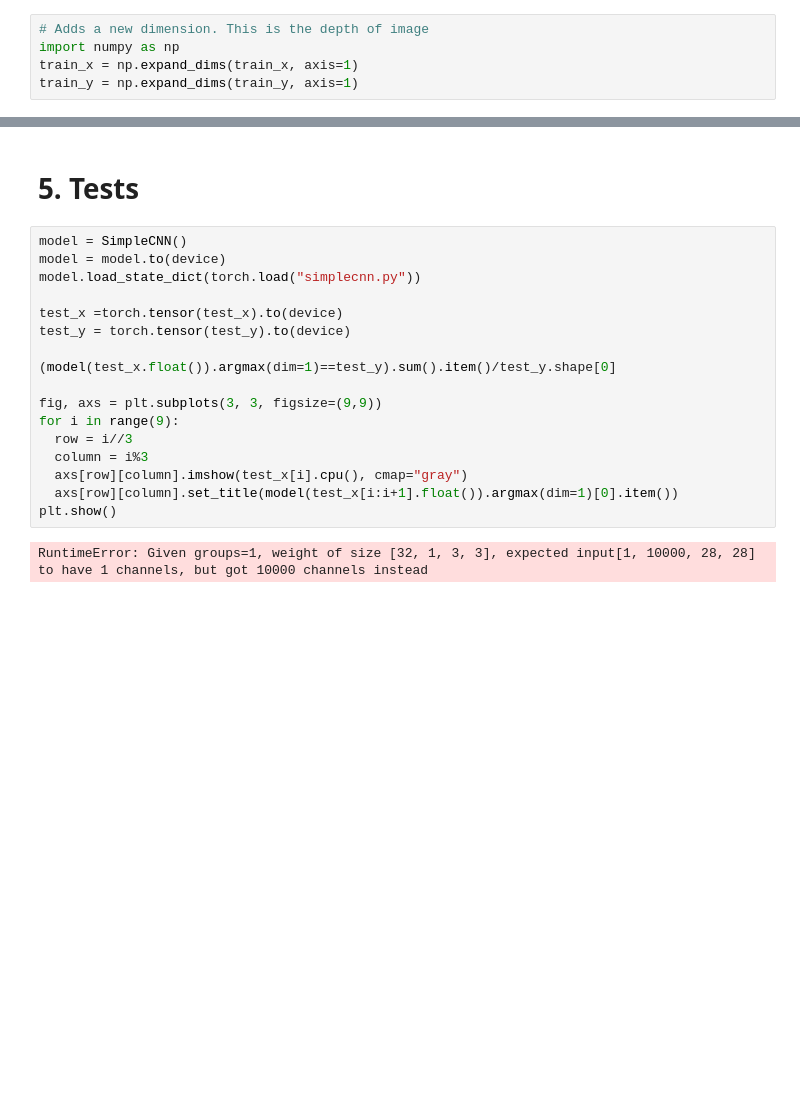
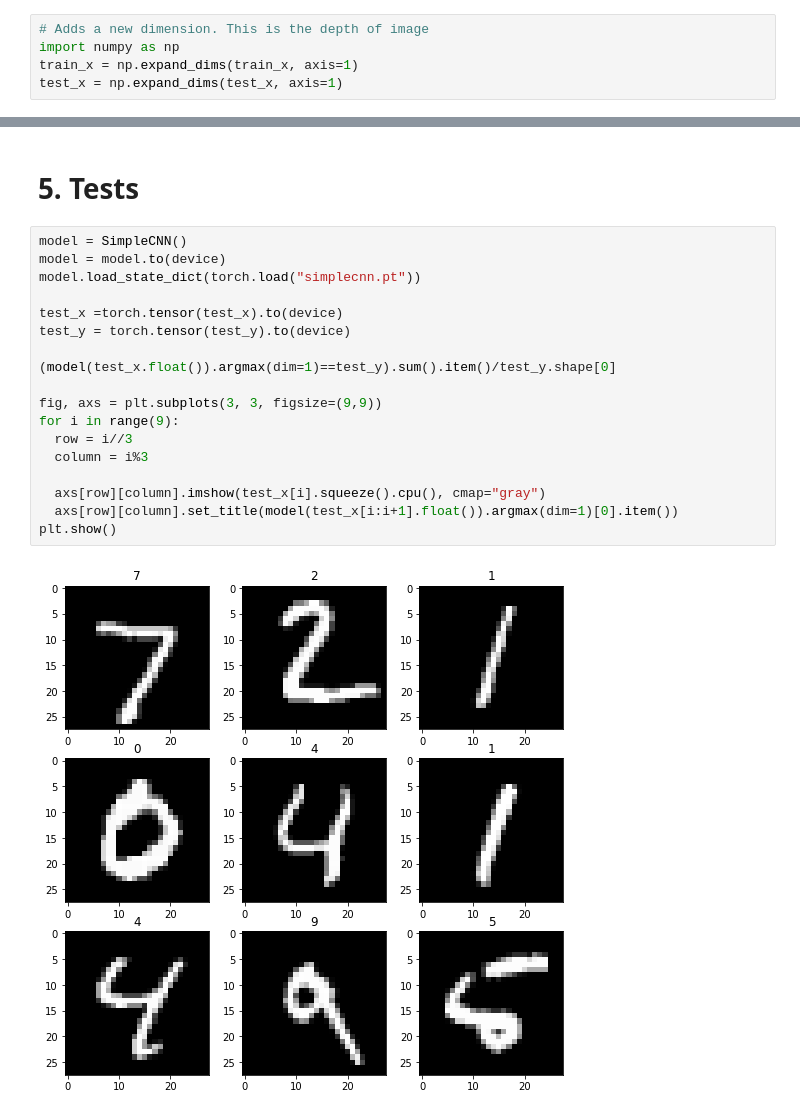
Before and after one commit to minhnhatnoe/AI-ML, a Jupyter notebook: Lesson3/Lesson3.ipynb, the cells around one changed output, grey strips where cells are left out. Cells and saved outputs as stored; diff of their text form; blank space fills up the shorter version.

Commit message:
Fix bugs in tests, and in np add dim

```diff
--- a/Lesson3/Lesson3.ipynb
+++ b/Lesson3/Lesson3.ipynb
@@ -26,7 +26,7 @@ plt.show()
 # Adds a new dimension. This is the depth of image
 import numpy as np
 train_x = np.expand_dims(train_x, axis=1)
-train_y = np.expand_dims(train_y, axis=1)
+test_x = np.expand_dims(test_x, axis=1)
 # %%
 train_x = train_x/255.0
 test_x = test_x/255.0
@@ -177,19 +233,20 @@ for epoch in range(10):
 # %%
 model = SimpleCNN()
 model = model.to(device)
-model.load_state_dict(torch.load("simplecnn.py"))
+model.load_state_dict(torch.load("simplecnn.pt"))
 
 test_x =torch.tensor(test_x).to(device)
 test_y = torch.tensor(test_y).to(device)
 
 (model(test_x.float()).argmax(dim=1)==test_y).sum().item()/test_y.shape[0]
 
 fig, axs = plt.subplots(3, 3, figsize=(9,9))
 for i in range(9):
   row = i//3
   column = i%3
-  axs[row][column].imshow(test_x[i].cpu(), cmap="gray")
+
+  axs[row][column].imshow(test_x[i].squeeze().cpu(), cmap="gray")
   axs[row][column].set_title(model(test_x[i:i+1].float()).argmax(dim=1)[0].item())
 plt.show()
 # %% [output]
-RuntimeError: Given groups=1, weight of size [32, 1, 3, 3], expected input[1, 10000, 28, 28] to have 1 channels, but got 10000 channels instead
+[figure, added]
```
Also changed, not shown: parts of 1 cell of this notebook, 2 other files.
